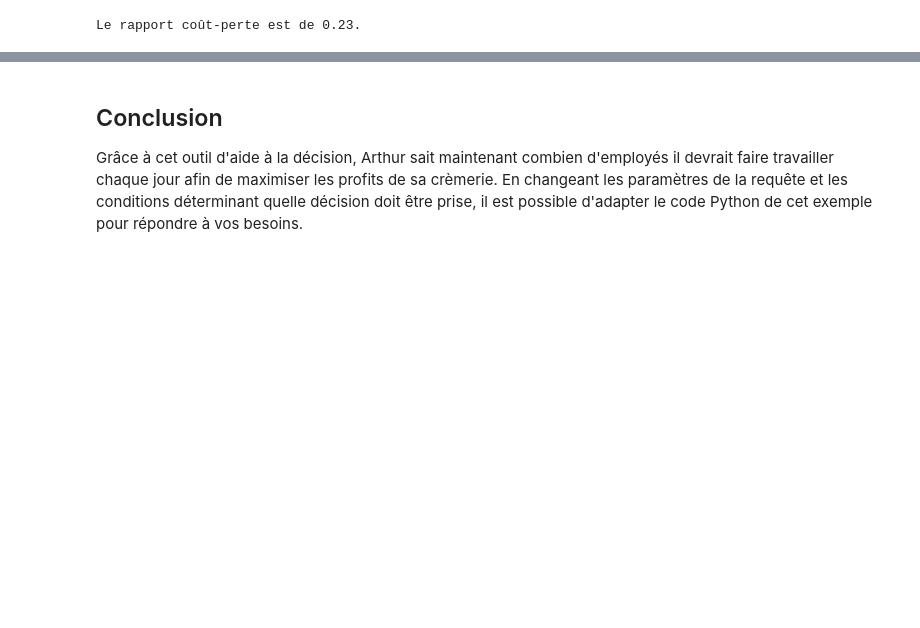
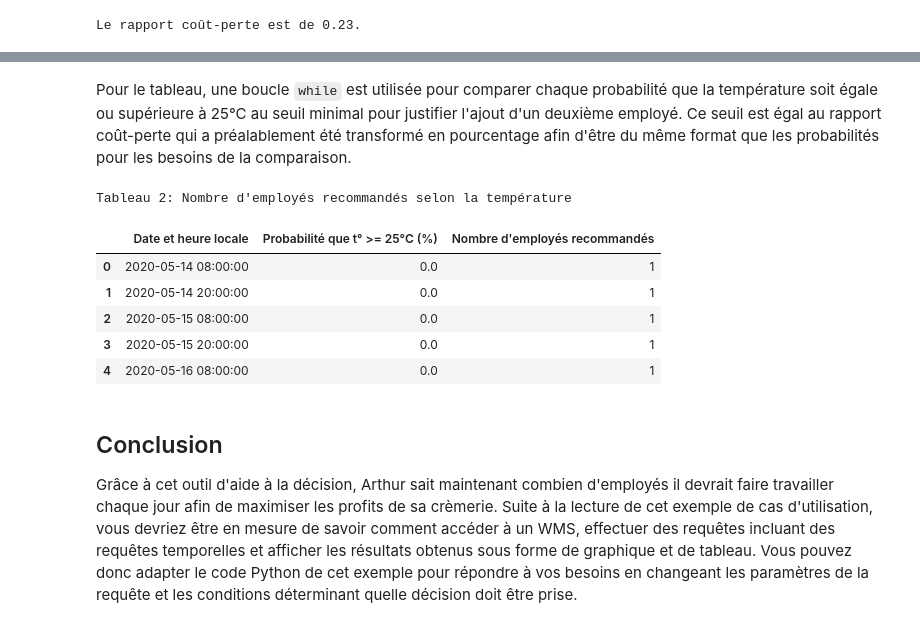
Before and after one commit to marieevelb/jupyter-notebook, a Jupyter notebook: Arthur.ipynb, the cells around one changed output, grey strips where cells are left out. Saved outputs shown, nothing was run; the diff lists cells and outputs as text; code cells hidden in the pictures; blank space fills up the shorter version.

Commit message:
Notebook update with data tables

```diff
--- a/Arthur.ipynb
+++ b/Arthur.ipynb
@@ -23,13 +26,15 @@ La couche qui sera utilisée est celle du [Système régional de prévision d'en
 from datetime import datetime, timedelta
 import re
 
-# Ces modules doivent avoir été préalablement installé sur votre ordinateur
+# Ces modules doivent avoir été préalablement installés sur votre ordinateur
 from owslib.wms import WebMapService
+import pandas
+from tabulate import tabulate
 import matplotlib.pyplot as plt
 import matplotlib.dates as mdates
 
 # Choix des paramètres
-layer = 'REPS.DIAG.24_T8.ERGE25'  # Couche de données désirée
+layer = f'REPS.DIAG.24_T8.ERGE25'  # Couche de données désirée
 y, x = 43.555, -73.55  # Coordonnées de l'endroit pour lequel on souhaite obtenir des prévisions
 time_zone = -4 # Fuseau horaire local. Dans cet exemple, le fuseau horaire est UTC-04:00
 # %% [markdown]
@@ -48,5 +55,5 @@ Le temps de départ et de fin des prévisions disponibles ainsi que l'intervalle
 # %%
-# Calcul de la date et l'heure de chaque prévision
+# Extractions des informations liées au temps des prévisions disponibles à partir des métadonnées
 dimension = str(wms[layer].dimensions).rpartition("H']},")[0].rpartition("'")[2].rpartition("/PT")
 interval = int(dimension[2])
 start_time = datetime.strptime(dimension[0].rpartition("/")[0], '%Y-%m-%dT%H:%M:%SZ')
@@ -58,7 +65,13 @@ end_time = datetime.strptime(dimension[0].rpartition("/")[2], '%Y-%m-%dT%H:%M:%S
 # start_time = datetime.strptime(start_time, '%Y-%m-%d %H:%M:%S') - timedelta(hours = time_zone)
 # end_time = datetime.strptime(end_time, '%Y-%m-%d %H:%M:%S') - timedelta(hours = time_zone)
 
+# Calcul de la date et l'heure de chaque prévision pour le fuseau horaire UTC±00:00
 time =[start_time]
 while time[len(time) - 1] < end_time:
     time.append(time[len(time) - 1] + timedelta(hours=interval))
+
+# Calcul de la date et l'heure de chaque prévision pour le fuseau horaire local
+local_time = []
+while len(local_time) < len(time):
+    local_time.append(time[0+len(local_time)] + timedelta(hours = time_zone))
 # %% [markdown]
@@ -84,6 +97,4 @@ while prediction_index < len(time):
     text = info[prediction_index].read().decode('utf-8')
     pixel_value.append(str(re.findall("value_0\s=\s\W\W*\d*.*\d+", text)).strip('[""]').rpartition("'")[2])
     pixel_value[prediction_index] = float(pixel_value[prediction_index])
-    print(f'Pour la date et l\'heure locale {time[prediction_index] + timedelta(hours = time_zone)},' +
-        f' la probabilité que t°>=25°C est de {pixel_value[prediction_index]}%.')
     prediction_index += 1
@@ -246,4 +261,44 @@ Pour la date et l'heure locale 2020-05-15 08:00:00, il est recommandé d'avoir u
+# %% [markdown]
+Pour le tableau, une boucle ``while`` est utilisée pour comparer chaque probabilité que la température soit égale ou supérieure à 25°C au seuil minimal pour justifier l'ajout d'un deuxième employé. Ce seuil est égal au rapport coût-perte qui a préalablement été transformé en pourcentage afin d'être du même format que les probabilités pour les besoins de la comparaison.
+# %%
+# Détermination du nombre d'employés qu'il est conseillé d'avoir
+employee = []
+prediction_index = 0
+while prediction_index < len(time):
+    if pixel_value[prediction_index] > (cost_losses_ratio * 100):
+        employee.append(2)
+    else:
+        employee.append(1)
+    prediction_index += 1
+
+# Création du tableau
+nb_employees = pandas.DataFrame ({'Date et heure locale':  local_time,
+        'Probabilité que t° >= 25°C (%)': pixel_value,
+        'Nombre d\'employés recommandés': employee
+        })
+
+# Affichage du tableau
+print('Tableau 2: Nombre d\'employés recommandés selon la température')
+nb_employees
+
+# Hors de Jupyter Notebook, utilisez les lignes suivantes:
+
+# Affichage du tableau
+# Enlever le # au début de la ligne suivante:
+# print(tabulate(nb_employees, headers='keys', tablefmt="pretty", showindex=False))
+
+# Sauvegarde du tableau en format CSV
+# Enlever le # au début de la ligne suivante:
+# nb_employees.to_csv('nb_employees.csv', sep=';', index=False, encoding="utf-8-sig")
+# %% [output]
+Tableau 2: Nombre d'employés recommandés selon la température
+|  | Date et heure locale | Probabilité que t° >= 25°C (%) | Nombre d'employés recommandés |
+| 0 | 2020-05-14 08:00:00 | 0.0 | 1 |
+| 1 | 2020-05-14 20:00:00 | 0.0 | 1 |
+| 2 | 2020-05-15 08:00:00 | 0.0 | 1 |
+| 3 | 2020-05-15 20:00:00 | 0.0 | 1 |
+| 4 | 2020-05-16 08:00:00 | 0.0 | 1 |
 # %% [markdown]
 ## Conclusion
 
-Grâce à cet outil d'aide à la décision, Arthur sait maintenant combien d'employés il devrait faire travailler chaque jour afin de maximiser les profits de sa crèmerie. En changeant les paramètres de la requête et les conditions déterminant quelle décision doit être prise, il est possible d'adapter le code Python de cet exemple pour répondre à vos besoins.
+Grâce à cet outil d'aide à la décision, Arthur sait maintenant combien d'employés il devrait faire travailler chaque jour afin de maximiser les profits de sa crèmerie. Suite à la lecture de cet exemple de cas d'utilisation, vous devriez être en mesure de savoir comment accéder à un WMS, effectuer des requêtes incluant des requêtes temporelles et afficher les résultats obtenus sous forme de graphique et de tableau. Vous pouvez donc adapter le code Python de cet exemple pour répondre à vos besoins en changeant les paramètres de la requête et les conditions déterminant quelle décision doit être prise.
```
Also changed, not shown: parts of 12 cells of this notebook, 5 other files.
